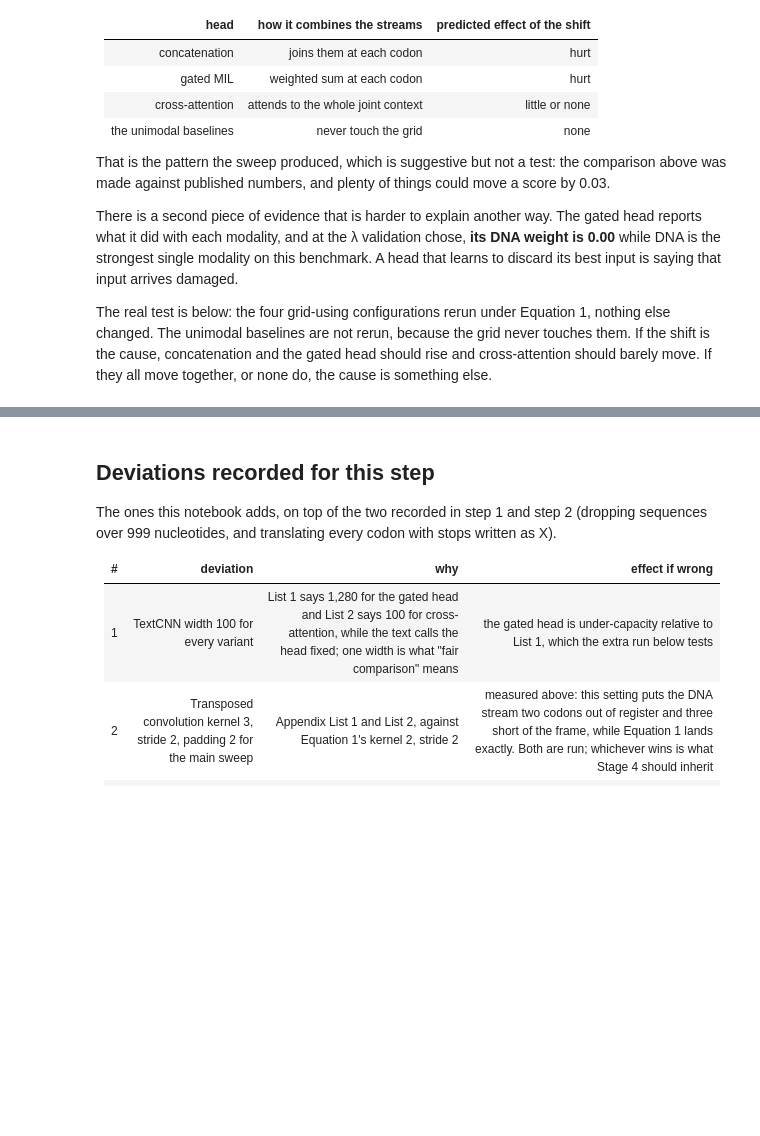
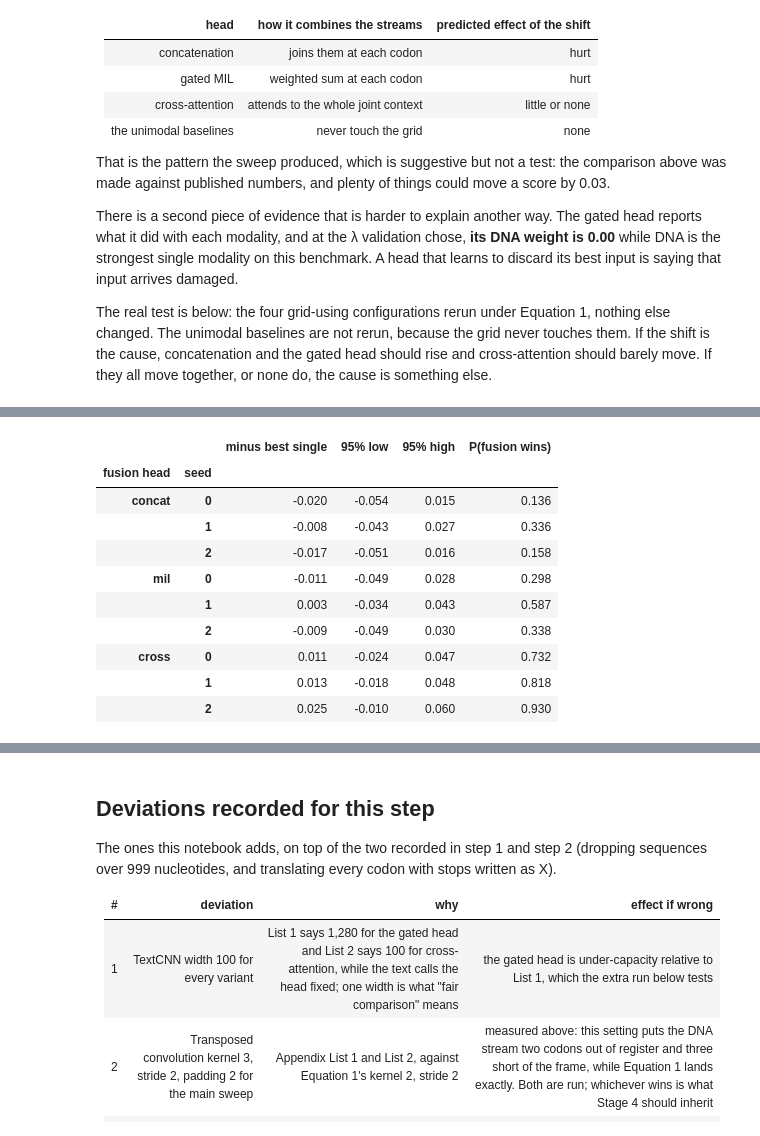
Before and after one commit to jtmckinley4/multimodal-bio-fusion, a Jupyter notebook: Code/stage3/03_blf_build_check.ipynb, the cells around one changed output, grey strips where cells are left out. Cells and saved outputs as stored; diff of their text form; code cells hidden in the pictures; blank space fills up the shorter version.

```diff
--- a/Code/stage3/03_blf_build_check.ipynb
+++ b/Code/stage3/03_blf_build_check.ipynb
@@ -712,7 +729,8 @@ print(f"\nrerun finished in {(time.perf_counter() - started) / 3600:.2f} hours")
 # separately within each setting, because that is what the paper's procedure would do.
 def collect(tconv):
     runs = [train.Result.load(p) for p in sorted(RESULTS_DIR.glob("*.json"))]
-    runs = [r for r in runs if r.config.get("tconv", "appendix") == tconv]
+    runs = [r for r in runs if r.config.get("tconv", "appendix") == tconv
+            and r.config["channels"] == CHANNELS and r.config["seed"] == 0]
     swept = [r for r in runs if r.variant == "mil" and r.config["entropy_lambda"] > 0]
     picked = max(swept, key=lambda r: r.val_score).config["entropy_lambda"] if swept else None
     scores = {}
@@ -751,0 +849,16 @@ for tconv in ("appendix", "equation"):
+# %%
+# Four configurations, three seeds, Equation 1. require_predictions retrains the seed-0 runs
+# once, because they were written before per-row predictions were saved.
+SEEDS = (0, 1, 2)
+CLAIM_RUNS = [("unimodal:dna", {}), ("concat", {}),
+              ("mil", {"entropy_lambda": lambda_equation}), ("cross", {})]
+started = time.perf_counter()
+for seed in SEEDS:
+    print(f"\n--- seed {seed} ---")
+    for variant, overrides in CLAIM_RUNS:
+        train.run(STREAMS, variant,
+                  train.TrainConfig(batch_size=BATCH_SIZE, max_epochs=MAX_EPOCHS,
+                                    channels=CHANNELS, tconv="equation", seed=seed,
+                                    **overrides),
+                  DEVICE, RESULTS_DIR, require_predictions=True)
+print(f"\nseed sweep finished in {(time.perf_counter() - started) / 3600:.2f} hours")
@@ -751,0 +883,60 @@ for tconv in ("appendix", "equation"):
+# %%
+# Spread across seeds, then the paired test of the paper's central claim.
+claim = {}
+for variant, overrides in CLAIM_RUNS:
+    scores, runs = [], []
+    for seed in SEEDS:
+        tag = (f"{BENCHMARK}__{variant.replace(':', '-')}"
+               f"__lambda{overrides.get('entropy_lambda', 0.0)}__ch{CHANNELS}"
+               f"__equation__seed{seed}.json")
+        if (RESULTS_DIR / tag).exists():
+            r = train.Result.load(RESULTS_DIR / tag)
+            scores.append(r.test_score)
+            runs.append(r)
+    if scores:
+        claim[variant] = {"runs": runs, "scores": scores}
+
+spread = pd.DataFrame([
+    {"variant": v, "seeds": len(d["scores"]), "mean": np.mean(d["scores"]),
+     "min": min(d["scores"]), "max": max(d["scores"]),
+     "spread": max(d["scores"]) - min(d["scores"]),
+     "published": PUBLISHED_OF[v][1]}
+    for v, d in claim.items()]).set_index("variant")
+spread["mean vs published"] = spread["mean"] - spread["published"]
+display(spread.round(3))
+
+# The claim: does each fusion head beat the best single encoder, on the same rows?
+# Averaged over seeds rather than one seed at a time. All three seeds are scored on the same
+# 430 rows, so the rows are resampled once per draw and the seed-to-seed average is taken
+# inside the draw; that removes initialisation noise from the interval instead of pretending
+# the seeds are independent samples.
+baseline = claim.get("unimodal:dna")
+if baseline and len(baseline["runs"]) == len(SEEDS):
+    truth = np.asarray(baseline["runs"][0].test_truth)
+    rows = np.arange(len(truth))
+    predictions = {v: [np.asarray(r.test_prediction) for r in d["runs"]]
+                   for v, d in claim.items()}
+    rng = np.random.default_rng(0)
+    draws = [rng.integers(0, len(truth), len(truth)) for _ in range(4000)]
+
+    def averaged(variant, pick):
+        return np.mean([train.score_rows(STREAMS.task, truth[pick], p[pick])
+                        for p in predictions[variant]])
+
+    def compare(label, a, b):
+        spread = np.array([averaged(a, pick) - averaged(b, pick) for pick in draws])
+        low, high = np.percentile(spread, [2.5, 97.5])
+        return {"comparison": label, "difference": averaged(a, rows) - averaged(b, rows),
+                "95% low": low, "95% high": high, "P(>0)": (spread > 0).mean(),
+                "resolved": "yes" if low > 0 or high < 0 else "no"}
+
+    tests = [compare(f"{h} minus best single encoder", h, "unimodal:dna")
+             for h in ("concat", "mil", "cross") if h in claim]
+    tests += [compare("cross minus mil", "cross", "mil"),
+              compare("cross minus concat", "cross", "concat"),
+              compare("mil minus concat", "mil", "concat")]
+    display(pd.DataFrame(tests).set_index("comparison").round(3))
+    print("'resolved' is yes only where the interval excludes zero. Note which comparisons\n"
+          "resolve: two fusion heads make correlated errors, so their difference is measured\n"
+          "far more precisely than the difference between a fusion head and a unimodal model.")
+# %% [output]
@@ -751,0 +949,11 @@ for tconv in ("appendix", "equation"):
+|  |  | minus best single | 95% low | 95% high | P(fusion wins) |
+| fusion head | seed |  |  |  |  |
+| concat | 0 | -0.020 | -0.054 | 0.015 | 0.136 |
+|  | 1 | -0.008 | -0.043 | 0.027 | 0.336 |
+|  | 2 | -0.017 | -0.051 | 0.016 | 0.158 |
+| mil | 0 | -0.011 | -0.049 | 0.028 | 0.298 |
+|  | 1 | 0.003 | -0.034 | 0.043 | 0.587 |
+|  | 2 | -0.009 | -0.049 | 0.030 | 0.338 |
+| cross | 0 | 0.011 | -0.024 | 0.047 | 0.732 |
+|  | 1 | 0.013 | -0.018 | 0.048 | 0.818 |
+|  | 2 | 0.025 | -0.010 | 0.060 | 0.930 |
```
Also changed, not shown: parts of 14 cells of this notebook, 40 other files.
